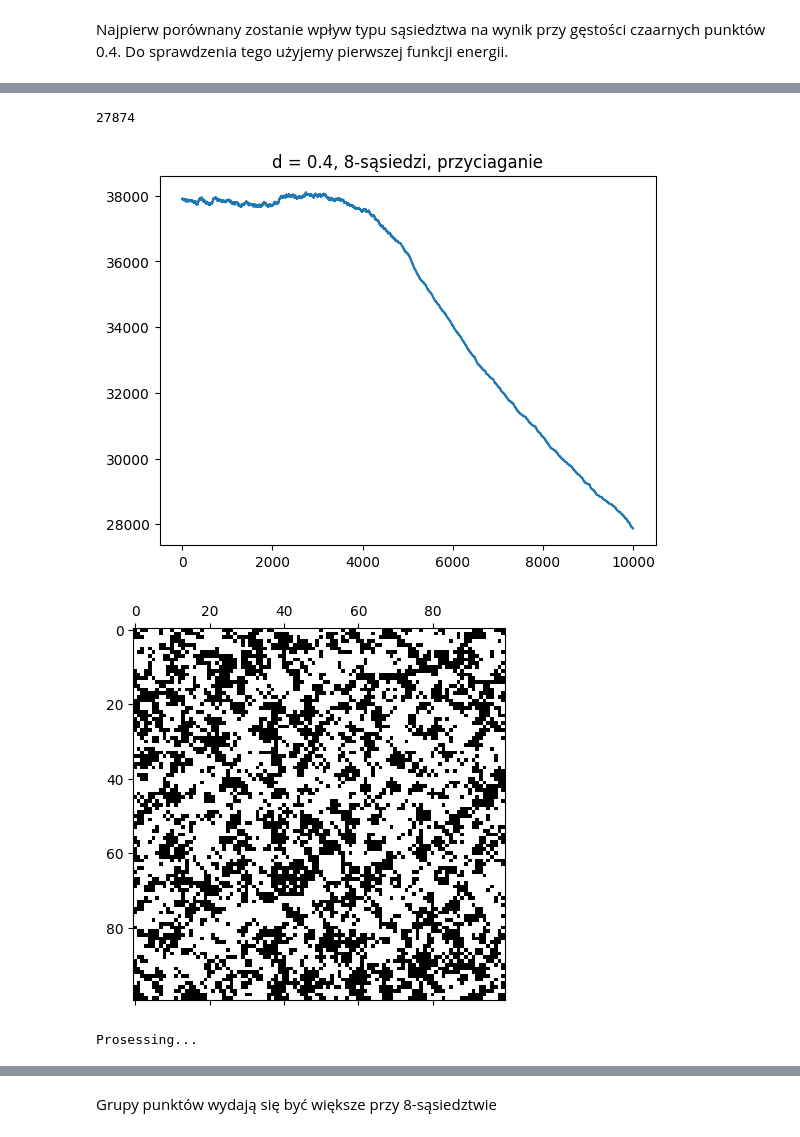
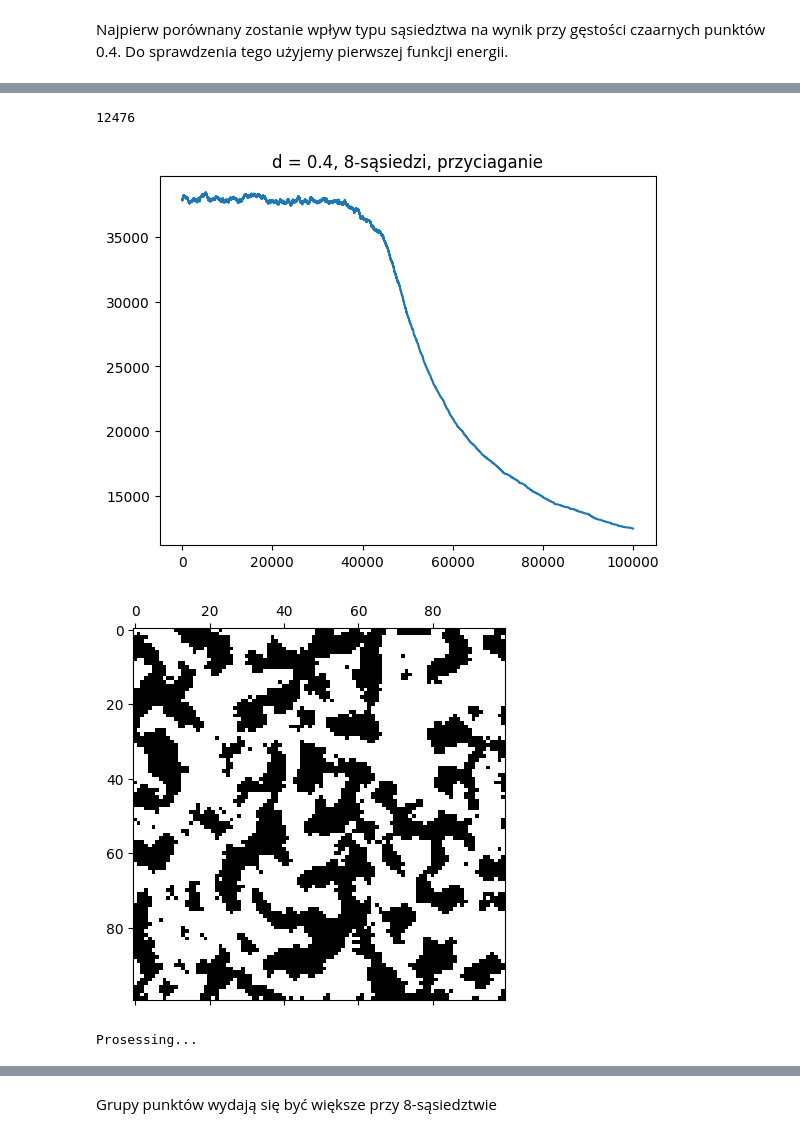
Before and after one commit to MinerOfSouls/Mowint, a Jupyter notebook: lab4/lab4.ipynb, the cells around one changed output, grey strips where cells are left out. Saved outputs shown, nothing was run; the diff lists cells and outputs as text; code cells hidden in the pictures.

```diff
--- a/lab4/lab4.ipynb
+++ b/lab4/lab4.ipynb
@@ -111,13 +113,13 @@ Prosessing...
 # %%
-img, min_e, values, images = image_anneal(100, 0.4, 5230, 10000, 1, 2)
+img, min_e, values, images = image_anneal(100, 0.4, 5230, 100000, 1, 2)
 print(min_e)
 plt.plot(values)
 plt.title("d = 0.4, 8-sąsiedzi, przyciaganie")
 plt.show()
 display_image(img)
 animation_form_images(images, False)
 # %% [output]
-27874
+12476
-[figure, old version]
+[figure, new version]
-[figure, old version]
+[figure, new version]
 Prosessing...
```
Also changed, not shown: parts of 29 cells of this notebook, 9 other files.
